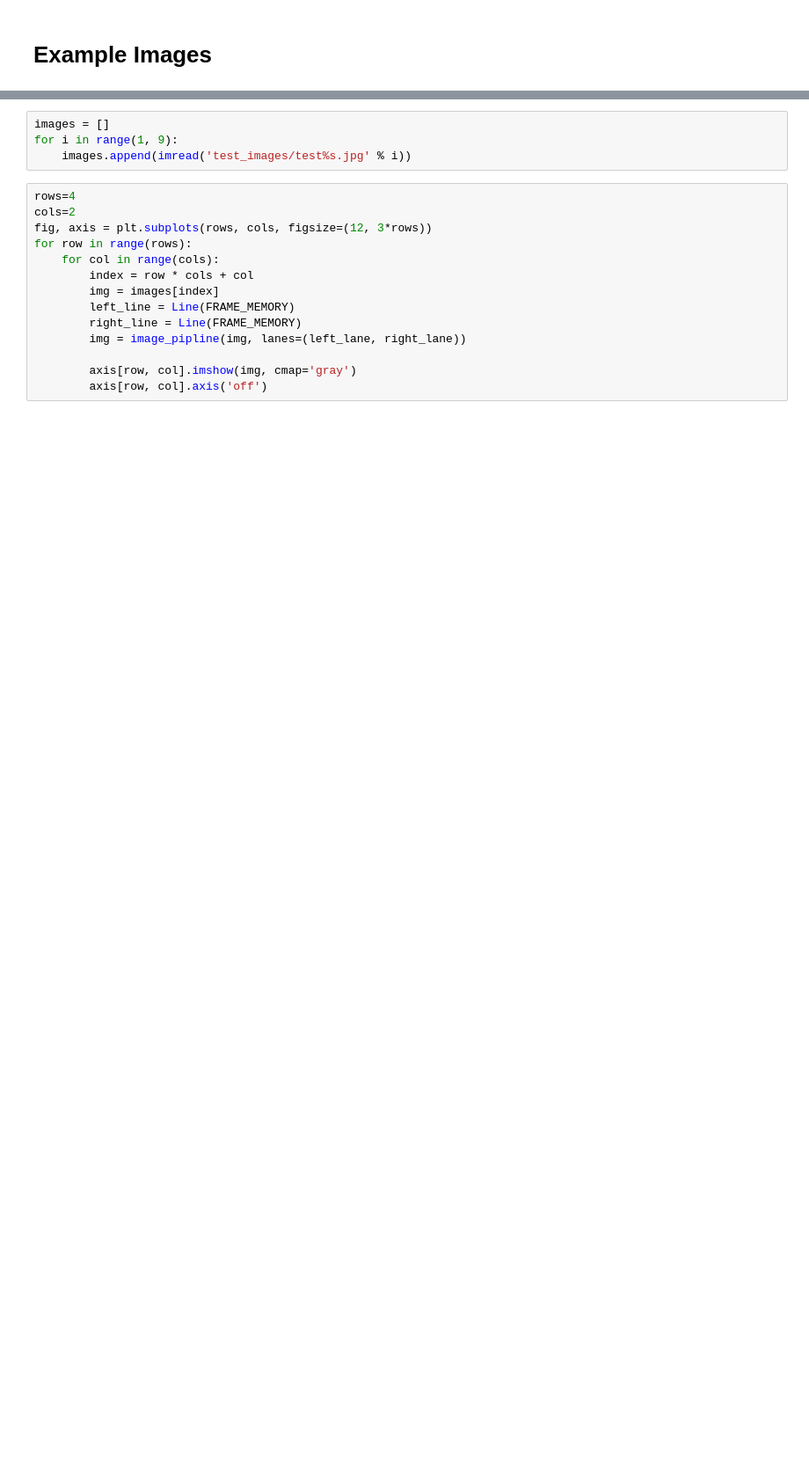
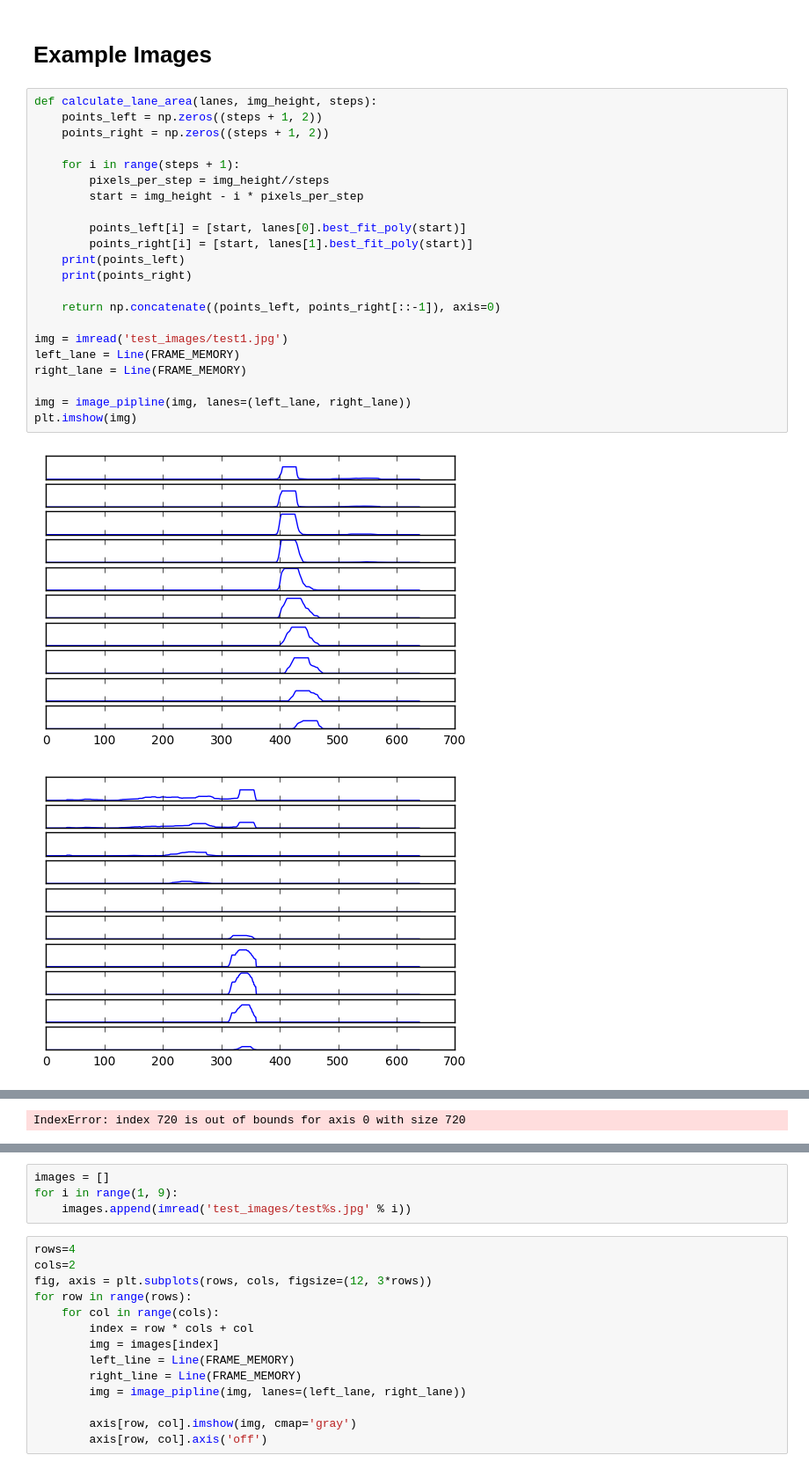
Before and after one commit to Aipakazuma/CarND-advancedLaneLines, a Jupyter notebook: Advanced Lane Lines.ipynb, the cells around one changed output, grey strips where cells are left out. Shown at 88% size. Drawn from its saved outputs; the diff is of its cells as text; blank space fills up the shorter version.

```diff
--- a/Advanced Lane Lines.ipynb
+++ b/Advanced Lane Lines.ipynb
@@ -511,3 +513,28 @@ def image_pipline(img, lanes):
     return img
 # %% [markdown]
 # Example Images
+# %%
+def calculate_lane_area(lanes, img_height, steps):
+    points_left = np.zeros((steps + 1, 2))
+    points_right = np.zeros((steps + 1, 2))
+
+    for i in range(steps + 1):
+        pixels_per_step = img_height//steps
+        start = img_height - i * pixels_per_step
+
+        points_left[i] = [start, lanes[0].best_fit_poly(start)]
+        points_right[i] = [start, lanes[1].best_fit_poly(start)]
+    print(points_left)
+    print(points_right)
+
+    return np.concatenate((points_left, points_right[::-1]), axis=0)
+
+img = imread('test_images/test1.jpg')
+left_lane = Line(FRAME_MEMORY)
+right_lane = Line(FRAME_MEMORY)
+
+img = image_pipline(img, lanes=(left_lane, right_lane))
+plt.imshow(img)
+# %% [output]
+[figure, added]
+[figure, added]
@@ -514,3 +558,4 @@ def image_pipline(img, lanes):
+IndexError: index 720 is out of bounds for axis 0 with size 720
 # %%
 img = imread('test_images/test4.jpg')
 
```
Also changed, not shown: parts of 6 cells of this notebook, 1 other file.
